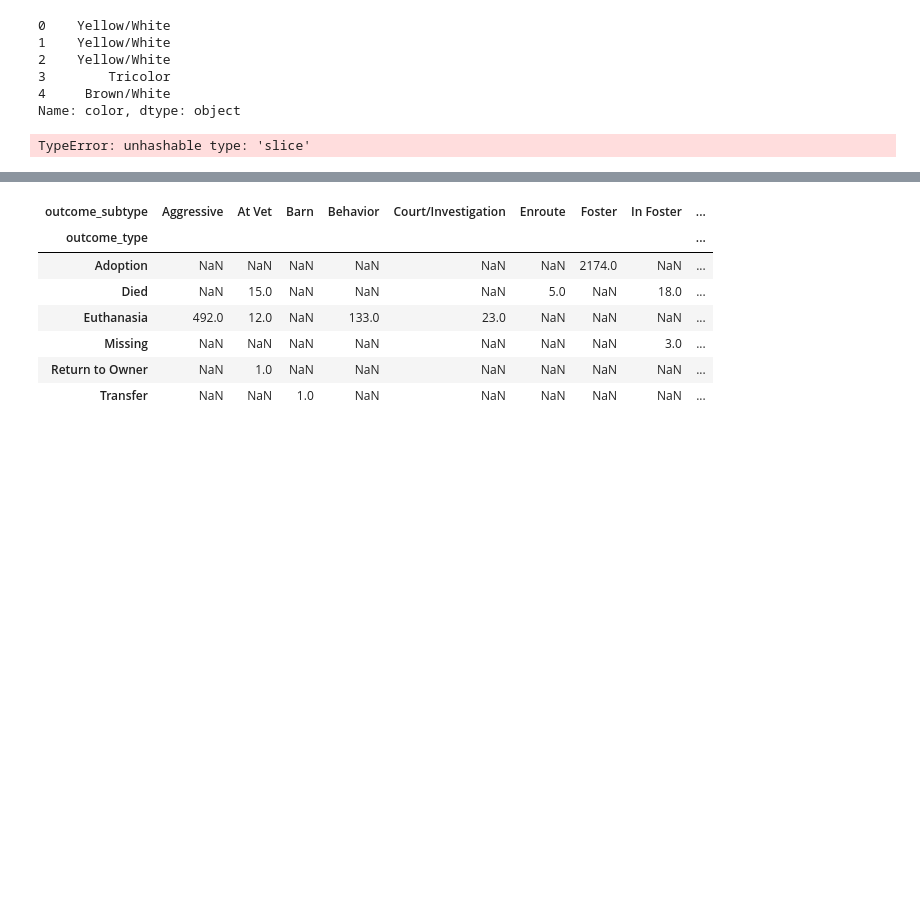
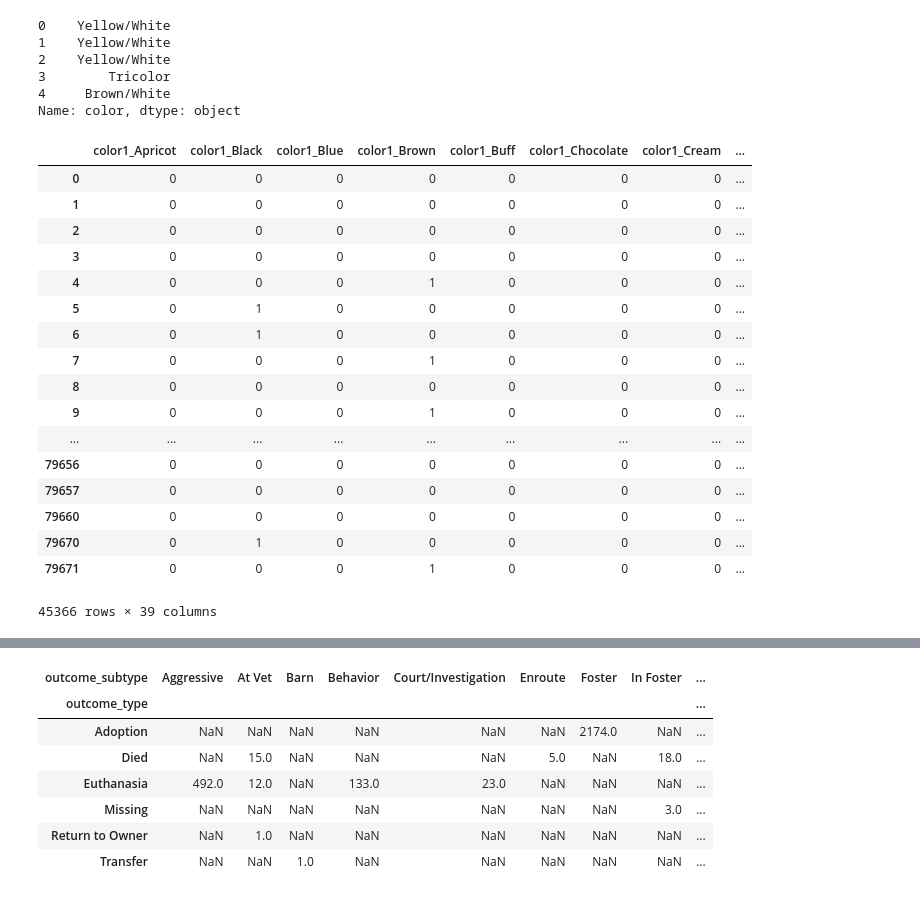
Before and after one commit to chrisoyer/supervised_learning_capstone, a Jupyter notebook: dog_adoption_SL_capstone.ipynb, the cells around one changed output, grey strips where cells are left out. Saved outputs shown, nothing was run; the diff lists cells and outputs as text; code cells hidden in the pictures; blank space fills up the shorter version.

```diff
--- a/dog_adoption_SL_capstone.ipynb
+++ b/dog_adoption_SL_capstone.ipynb
@@ -226,6 +222,7 @@ shelter_inout_df.color.head()
 4     Brown/White
 Name: color, dtype: object
 # %%
-shelter_inout_df[:,"color1": "color2"] = shelter_inout_df["color"].str.split(pat="/", expand=True)
+shelter_inout_df["color1"] = ""  #errors when assigning to multiple columns before they are created
+shelter_inout_df["color2"] = ""
+shelter_inout_df["color1"] = shelter_inout_df["color"].str.split(pat="/", expand=True)[0]
+shelter_inout_df["color2"] = shelter_inout_df["color"].str.split(pat="/", expand=True)[1]
-# %% [output]
-TypeError: unhashable type: 'slice'
@@ -231,0 +234,21 @@ TypeError: unhashable type: 'slice'
+# %%
+pd.get_dummies(shelter_inout_df[["color1", "color2"]], drop_first=True)
+# %% [output]
+|  | color1_Apricot | color1_Black | color1_Blue | color1_Brown | color1_Buff | color1_Chocolate | color1_Cream | ... |
+| 0 | 0 | 0 | 0 | 0 | 0 | 0 | 0 | ... |
+| 1 | 0 | 0 | 0 | 0 | 0 | 0 | 0 | ... |
+| 2 | 0 | 0 | 0 | 0 | 0 | 0 | 0 | ... |
+| 3 | 0 | 0 | 0 | 0 | 0 | 0 | 0 | ... |
+| 4 | 0 | 0 | 0 | 1 | 0 | 0 | 0 | ... |
+| 5 | 0 | 1 | 0 | 0 | 0 | 0 | 0 | ... |
+| 6 | 0 | 1 | 0 | 0 | 0 | 0 | 0 | ... |
+| 7 | 0 | 0 | 0 | 1 | 0 | 0 | 0 | ... |
+| 8 | 0 | 0 | 0 | 0 | 0 | 0 | 0 | ... |
+| 9 | 0 | 0 | 0 | 1 | 0 | 0 | 0 | ... |
+| ... | ... | ... | ... | ... | ... | ... | ... | ... |
+| 79656 | 0 | 0 | 0 | 0 | 0 | 0 | 0 | ... |
+| 79657 | 0 | 0 | 0 | 0 | 0 | 0 | 0 | ... |
+| 79660 | 0 | 0 | 0 | 0 | 0 | 0 | 0 | ... |
+| 79670 | 0 | 1 | 0 | 0 | 0 | 0 | 0 | ... |
+| 79671 | 0 | 0 | 0 | 1 | 0 | 0 | 0 | ... |
+45366 rows × 39 columns
```
Also changed, not shown: parts of 24 cells of this notebook.
